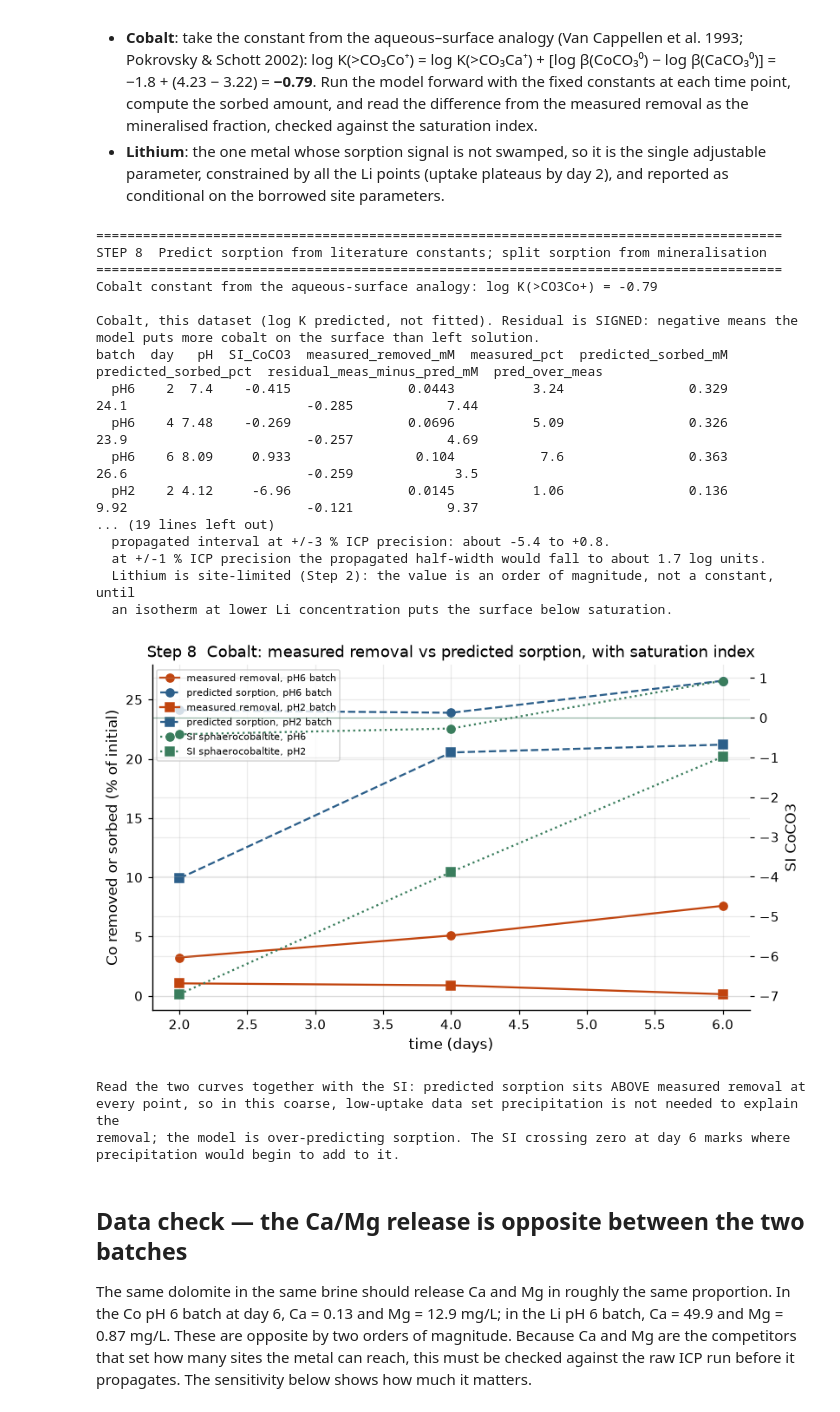
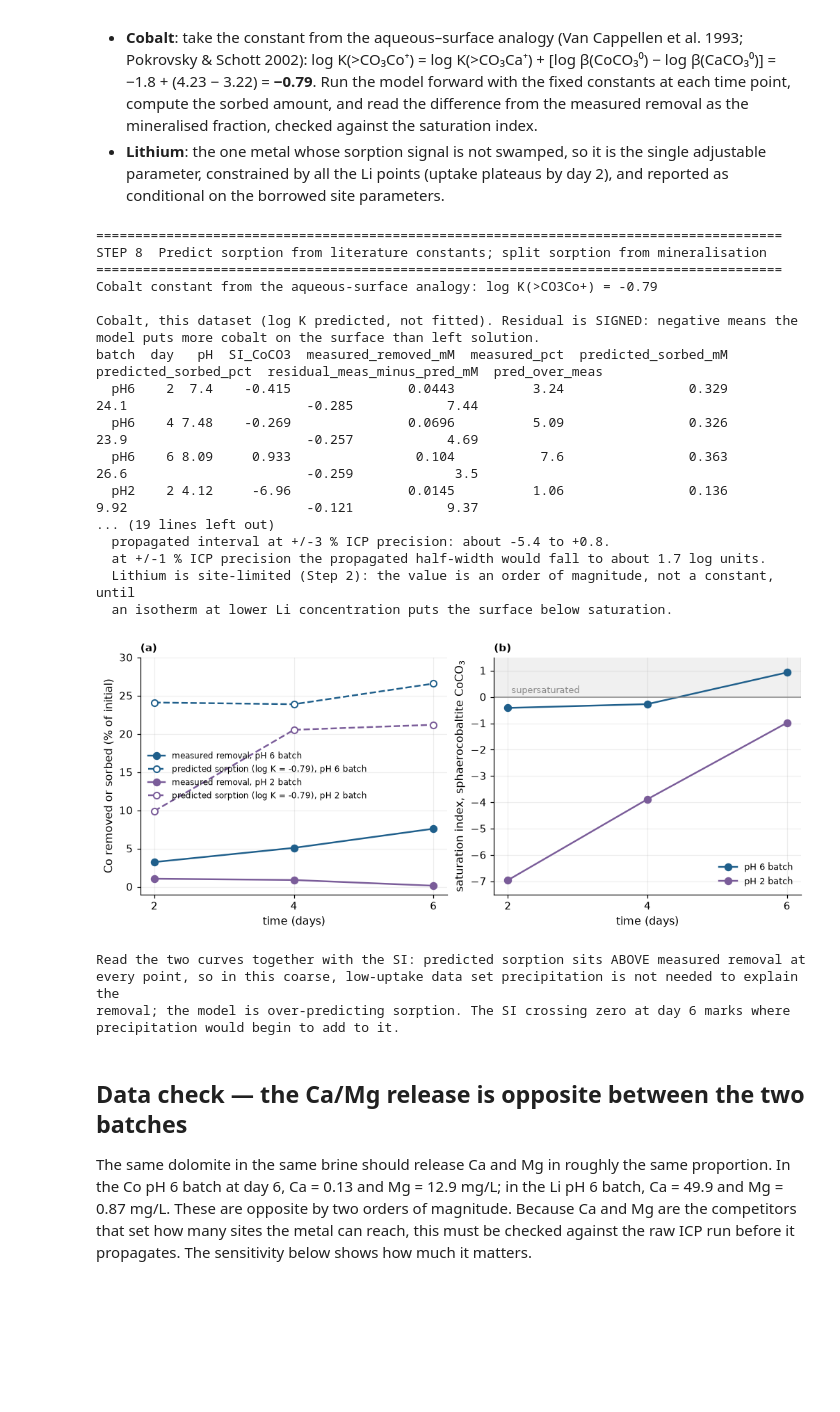
Before and after one commit to Marwa-2024/CCM-to-determine-Log-K-, a Jupyter notebook: LogK_LiCo_dolomite_carbonate_site_STEPWISE.ipynb, the cells around one changed output. Saved outputs shown, nothing was run; the diff lists cells and outputs as text; code cells hidden in the pictures; blank space fills up the shorter version.

```diff
--- a/LogK_LiCo_dolomite_carbonate_site_STEPWISE.ipynb
+++ b/LogK_LiCo_dolomite_carbonate_site_STEPWISE.ipynb
@@ -28,12 +28,17 @@ def banner(t): print("\n" + "="*88 + f"\n{t}\n" + "="*88)
 # publication figure style: one palette, readable fonts, 300 dpi PNG + vector PDF in ./figures
 import os
 os.makedirs("figures", exist_ok=True)
-plt.rcParams.update({"font.size": 11, "axes.labelsize": 11, "axes.titlesize": 11.5,
-    "legend.fontsize": 8.5, "xtick.labelsize": 10, "ytick.labelsize": 10,
+plt.rcParams.update({"font.size": 10, "axes.labelsize": 10.5, "axes.titlesize": 10.5,
+    "legend.fontsize": 8.5, "legend.frameon": False, "xtick.labelsize": 9.5, "ytick.labelsize": 9.5,
     "axes.spines.top": False, "axes.spines.right": False, "figure.dpi": 110,
-    "savefig.dpi": 300, "savefig.bbox": "tight", "axes.grid": True, "grid.alpha": 0.25})
-COL = {"Co": "#1f5f8b", "Li": "#c8542a", "model": "#3a7d5d", "grey": "#7a7a7a"}
+    "savefig.dpi": 300, "savefig.bbox": "tight", "axes.grid": True, "grid.alpha": 0.22,
+    "lines.linewidth": 1.6, "axes.titlelocation": "left", "axes.titleweight": "bold"})
+# one palette for every figure: cobalt blue, lithium rust, model green, excluded grey
+COL = {"Co": "#1f5f8b", "Li": "#c8542a", "model": "#3a7d5d", "grey": "#8a8a8a", "pH2": "#7a5c99"}
+MK  = {"Co": "o", "Li": "s"}
+def panel(ax, letter): ax.set_title(f"({letter})", loc="left", fontsize=10, pad=6)
 def savefig(fig, name):
+    """300 dpi PNG and vector PDF into ./figures; captions live in the paper, not in the figure."""
     fig.savefig(f"figures/{name}.png"); fig.savefig(f"figures/{name}.pdf"); plt.show()
 # %% [markdown]
 ## Step 0 — the fixed parameter block (built once, never touched during fitting)
@@ -871,45 +901,49 @@ _saved = ICP_REL; ICP_REL = 0.01; w1 = []
 for r in data[(data.metal=="Li")&(data.day>0)].itertuples():
     o = logK_point(r, True)
     if len(o) == 6: w1.append(0.5*(o[5][1]-o[5][0]))
 ICP_REL = _saved
 print(f"  at +/-1 % ICP precision the propagated half-width would fall to about {np.nanmean(w1):.1f} log units.")
 print("  Lithium is site-limited (Step 2): the value is an order of magnitude, not a constant, until")
 print("  an isotherm at lower Li concentration puts the surface below saturation.")
 
-fig, ax = plt.subplots(figsize=(7.6, 4.6)); ax2 = ax.twinx()
-for batch, mk in [("pH6","o"),("pH2","s")]:
-    d = split[split.batch==batch]
-    ax.plot(d.day, d.measured_pct, mk+"-", color="#c1440e", label=f"measured removal, {batch} batch")
-    ax.plot(d.day, d.predicted_sorbed_pct, mk+"--", color="#2c5f8a", label=f"predicted sorption, {batch} batch")
-    ax2.plot(d.day, d.SI_CoCO3, mk+":", color="#3a7d5d", label=f"SI sphaerocobaltite, {batch}")
-ax2.axhline(0, color="#3a7d5d", lw=0.8, alpha=0.5)
-ax.set_xlabel("time (days)"); ax.set_ylabel("Co removed or sorbed (% of initial)"); ax2.set_ylabel("SI CoCO3")
-ax.set_title("Step 8  Cobalt: measured removal vs predicted sorption, with saturation index")
-h1,l1 = ax.get_legend_handles_labels(); h2,l2 = ax2.get_legend_handles_labels()
-ax.legend(h1+h2, l1+l2, fontsize=7, loc="upper left"); fig.tight_layout(); savefig(fig, "Fig8_Co_sorption_vs_removal_SI")
+fig, (ax, bx) = plt.subplots(1, 2, figsize=(9.2, 3.8), constrained_layout=True)
+bcol = {"pH6": COL["Co"], "pH2": COL["pH2"]}
+for batch in ["pH6","pH2"]:
+    d = split[split.batch==batch]; lab = batch.replace("pH","pH ")
+    ax.plot(d.day, d.measured_pct, "o-", color=bcol[batch], ms=6.5, label=f"measured removal, {lab} batch")
+    ax.plot(d.day, d.predicted_sorbed_pct, "o--", color=bcol[batch], mfc="white", mew=1.3, ms=6,
+            label=f"predicted sorption (log K = {LOGK_CO_PRED:+.2f}), {lab} batch")
+    bx.plot(d.day, d.SI_CoCO3, "o-", color=bcol[batch], ms=6.5, label=f"{lab} batch")
+bx.axhline(0, color=COL["grey"], lw=1); bx.axhspan(0, 2, color=COL["grey"], alpha=0.12)
+bx.text(2.05, 0.15, "supersaturated", fontsize=8.5, color=COL["grey"])
+ax.set_xlabel("time (days)"); ax.set_ylabel("Co removed or sorbed (% of initial)")
+bx.set_xlabel("time (days)"); bx.set_ylabel("saturation index, sphaerocobaltite CoCO$_3$")
+ax.set_xticks([2,4,6]); bx.set_xticks([2,4,6]); ax.set_ylim(-1, 30); bx.set_ylim(-7.5, 1.5)
+ax.legend(loc="center left", fontsize=8); bx.legend(loc="lower right"); panel(ax, "a"); panel(bx, "b")
+savefig(fig, "Fig8_Co_sorption_vs_removal_SI")
 print("Read the two curves together with the SI: predicted sorption sits ABOVE measured removal at")
 print("every point, so in this coarse, low-uptake data set precipitation is not needed to explain the")
 print("removal; the model is over-predicting sorption. The SI crossing zero at day 6 marks where")
 print("precipitation would begin to add to it.")
 # %% [output]
 ========================================================================================
 STEP 8  Predict sorption from literature constants; split sorption from mineralisation
 ========================================================================================
 Cobalt constant from the aqueous-surface analogy: log K(>CO3Co+) = -0.79
 
 Cobalt, this dataset (log K predicted, not fitted). Residual is SIGNED: negative means the
 model puts more cobalt on the surface than left solution.
 batch  day   pH  SI_CoCO3  measured_removed_mM  measured_pct  predicted_sorbed_mM  predicted_sorbed_pct  residual_meas_minus_pred_mM  pred_over_meas
   pH6    2  7.4    -0.415               0.0443          3.24                0.329                  24.1                       -0.285            7.44
   pH6    4 7.48    -0.269               0.0696          5.09                0.326                  23.9                       -0.257            4.69
   pH6    6 8.09     0.933                0.104           7.6                0.363                  26.6                       -0.259             3.5
   pH2    2 4.12     -6.96               0.0145          1.06                0.136                  9.92                       -0.121            9.37
 ... (19 lines left out)
   propagated interval at +/-3 % ICP precision: about -5.4 to +0.8.
   at +/-1 % ICP precision the propagated half-width would fall to about 1.7 log units.
   Lithium is site-limited (Step 2): the value is an order of magnitude, not a constant, until
   an isotherm at lower Li concentration puts the surface below saturation.
-[figure, old version]
+[figure, new version]
 Read the two curves together with the SI: predicted sorption sits ABOVE measured removal at
 every point, so in this coarse, low-uptake data set precipitation is not needed to explain the
 removal; the model is over-predicting sorption. The SI crossing zero at day 6 marks where
```
Also changed, not shown: parts of 7 cells of this notebook, 14 other files.
